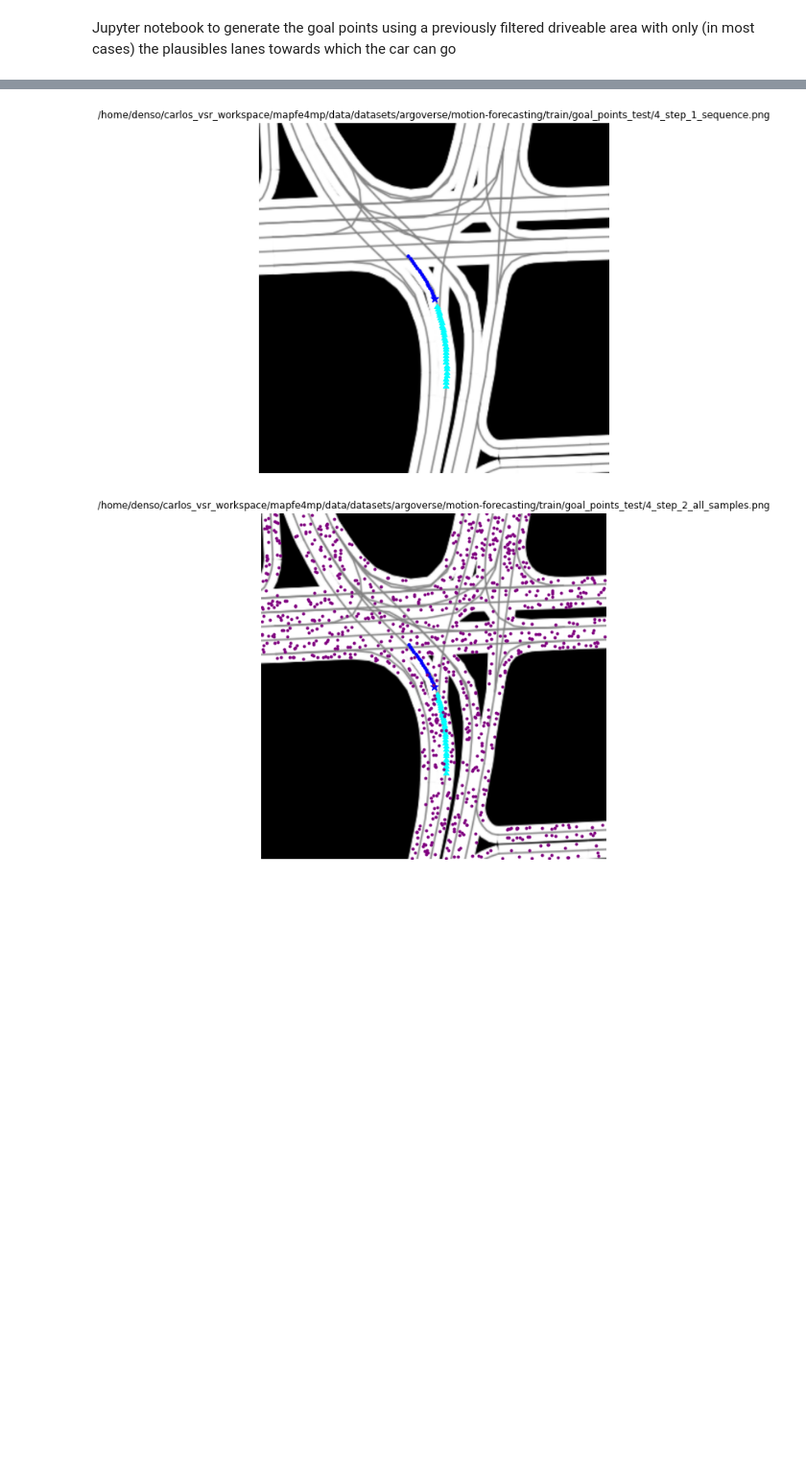
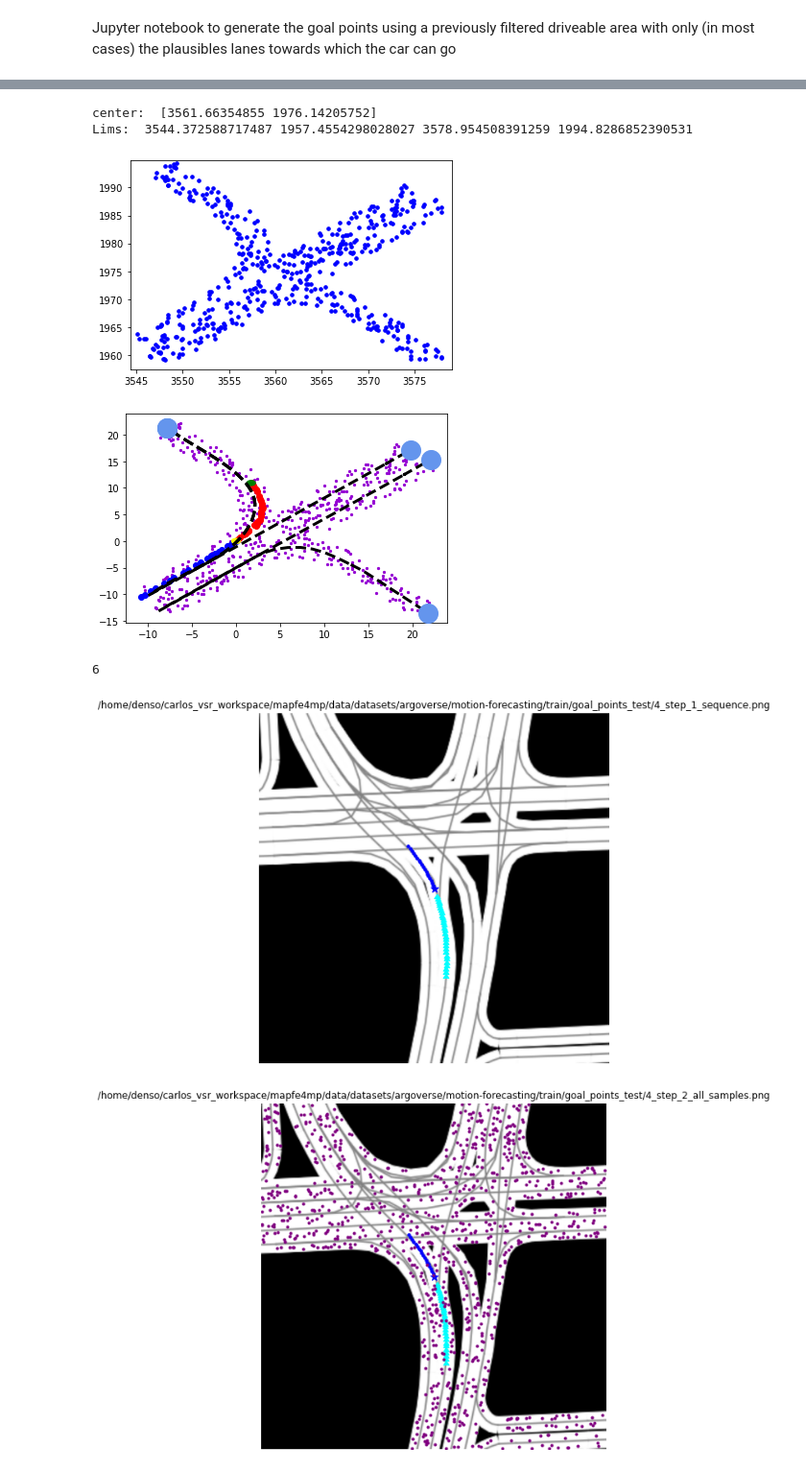
Before and after one commit to Cram3r95/mapfe4mp, a Jupyter notebook: evaluate/argoverse/test_goal_points_smart.ipynb, the cells around one changed output, grey strips where cells are left out. Shown at 96% size. Cells and saved outputs as stored; diff of their text form; code cells hidden in the pictures; blank space fills up the shorter version.

```diff
--- a/evaluate/argoverse/test_goal_points_smart.ipynb
+++ b/evaluate/argoverse/test_goal_points_smart.ipynb
@@ -92,3 +166,82 @@ Time consumed:  9.441375732421875e-05
+# %%
+# 2. Transform the selected pixels to real-world points (global coordinates)
+
+final_samples_px = np.hstack((fe_y.reshape(-1,1), fe_x.reshape(-1,1))) # rows (y), columns (x)
+rw_points = goal_points_functions.transform_px2real_world(final_samples_px,
+                                                          center_plausible_area_filtered,
+                                                          (real_world_width,real_world_height),
+                                                          (rows,cols))
+
+# 2.0.1. Plot points to ensure the plausible area has been correctly transformed
+
+plt.scatter(rw_points[:,0], rw_points[:,1], c="blue", marker=".", s=50) # Points from the plausible area
+# plt.axis("off")
+
+x_min = center_plausible_area_filtered[0] - real_world_width/2
+y_min = center_plausible_area_filtered[1] - real_world_height/2
+x_max = center_plausible_area_filtered[0] + real_world_width/2
+y_max = center_plausible_area_filtered[1] + real_world_height/2
+
+print("center: ", center_plausible_area_filtered)
+print("Lims: ", x_min, y_min, x_max, y_max)
+
+plt.xlim(x_min, x_max)
+plt.ylim(y_min, y_max)
+plt.show()
+plt.close('all')
+
+# 2.1. Then, transform to absolute coordinates around the last observation of the target agent
+
+abs_points = rw_points - last_obs
+
+# 2.1.1. Plot to ensure this transformation
+
+fig, ax = plt.subplots()
+plt.scatter(abs_points[:,0], abs_points[:,1], c="darkviolet", marker=".", s=20) # Points from the plausible area
+agent_xy_abs = agent_xy - last_obs
+plt.plot(agent_xy_abs[:obs_len,0], agent_xy_abs[:obs_len,1], "o", color="b") # Agent's obs
+plt.plot(agent_xy_abs[obs_len:,0], agent_xy_abs[obs_len:,1], "o", color="r") # Agent's gt
+
+last_gt = agent_xy[-1,:] - last_obs
+last_obs_patch = plt.Circle((0,0), 0.5, color='yellow',zorder=10)
+last_gt_patch = plt.Circle((last_gt[0],last_gt[1]), 0.5, color='green',zorder=10)
+ax.add_patch(last_obs_patch)
+ax.add_patch(last_gt_patch)
+
+# 2.1.2. Plot the different centerlines
+
+for centerline in relevant_centerlines_filtered:
+    centerline = centerline - last_obs
+    plt.plot(
+            centerline[:, 0],
+            centerline[:, 1],
+            "--",
+            color="black",
+            alpha=1,
+            linewidth=3,
+            zorder=15,
+            )
+
+    plt.plot(
+            centerline[-1, 0],
+            centerline[-1, 1],
+            "o",
+            color="cornflowerblue",
+            alpha=1,
+            markersize=20,
+            zorder=20,
+            )
+plt.show()
+plt.close('all')
+# %% [output]
+center:  [3561.66354855 1976.14205752]
+Lims:  3544.372588717487 1957.4554298028027 3578.954508391259 1994.8286852390531
+[figure, added]
+[figure, added]
+# %%
+len(relevant_centerlines_filtered)
+# %% [output]
+6
 # %%
 # 1. Get past observations
 
```
Also changed, not shown: parts of 10 cells of this notebook, 10 other files.
